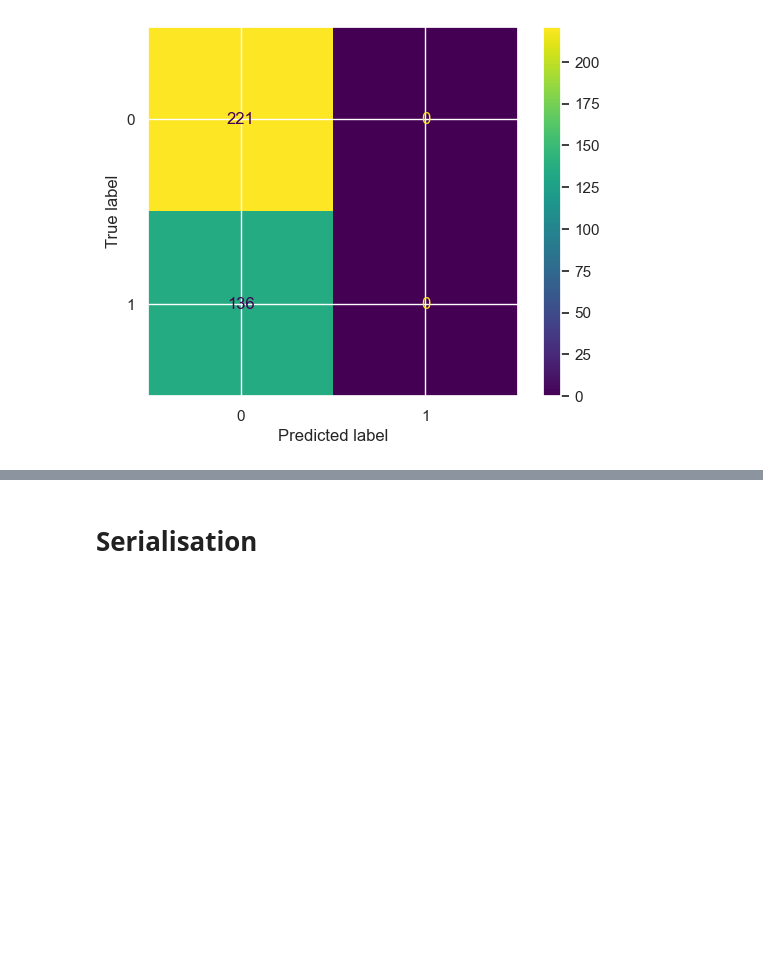
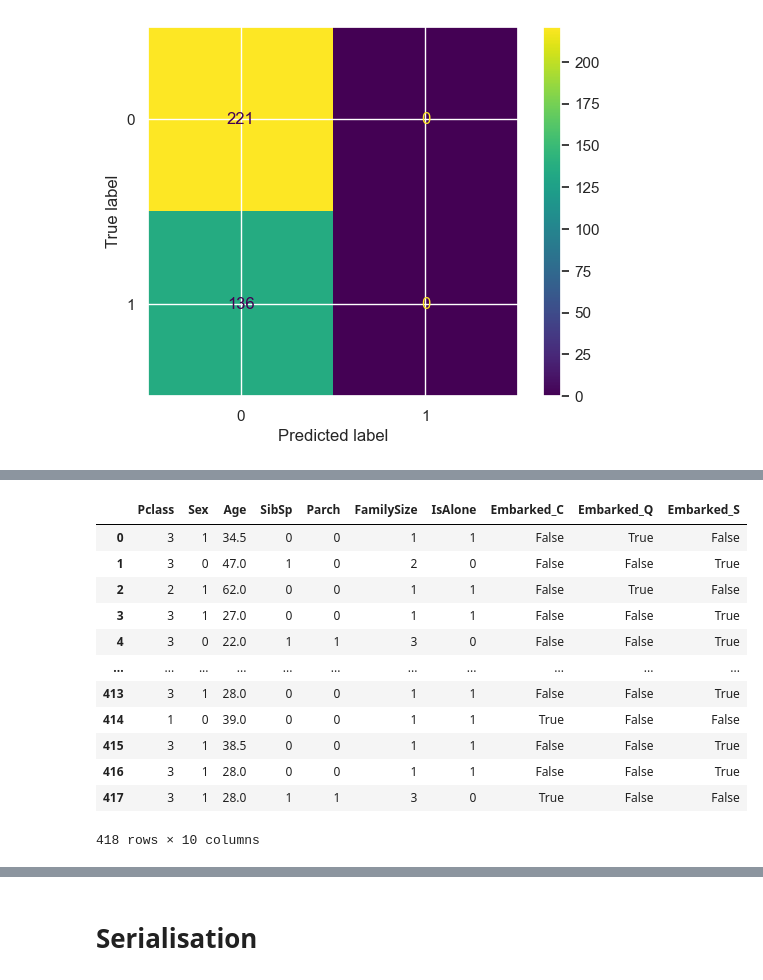
Before and after one commit to viz-graffito/Titanic-Death-Predictor, a Jupyter notebook: main.ipynb, the cells around one changed output, grey strips where cells are left out. Saved outputs shown, nothing was run; the diff lists cells and outputs as text; code cells hidden in the pictures; blank space fills up the shorter version.

```diff
--- a/main.ipynb
+++ b/main.ipynb
@@ -1423,0 +1477,5 @@ cor.plot()
+# %%
+train_df['Age'].fillna(train_df['Age'].median(), inplace=True)
+train_df['Embarked'].fillna(train_df['Embarked'].mode()[0], inplace=True)
+# %%
+test_df['Age'].fillna(train_df['Age'].median(), inplace=True)
@@ -1423,0 +1485,3 @@ cor.plot()
+# %%
+test_df['FamilySize'] = test_df['SibSp'] + test_df['Parch'] + 1
+test_df['IsAlone'] = (test_df['FamilySize'] == 1).astype(int)
@@ -1423,0 +1507,19 @@ cor.plot()
+# %%
+test_df['Sex'] = test_df['Sex'].map({'female': 0, 'male': 1}).astype(int)
+test_df = pd.get_dummies(test_df, columns=['Embarked'])
+# %%
+test_df
+# %% [output]
+|  | Pclass | Sex | Age | SibSp | Parch | FamilySize | IsAlone | Embarked_C | Embarked_Q | Embarked_S |
+| 0 | 3 | 1 | 34.5 | 0 | 0 | 1 | 1 | False | True | False |
+| 1 | 3 | 0 | 47.0 | 1 | 0 | 2 | 0 | False | False | True |
+| 2 | 2 | 1 | 62.0 | 0 | 0 | 1 | 1 | False | True | False |
+| 3 | 3 | 1 | 27.0 | 0 | 0 | 1 | 1 | False | False | True |
+| 4 | 3 | 0 | 22.0 | 1 | 1 | 3 | 0 | False | False | True |
+| ... | ... | ... | ... | ... | ... | ... | ... | ... | ... | ... |
+| 413 | 3 | 1 | 28.0 | 0 | 0 | 1 | 1 | False | False | True |
+| 414 | 1 | 0 | 39.0 | 0 | 0 | 1 | 1 | True | False | False |
+| 415 | 3 | 1 | 38.5 | 0 | 0 | 1 | 1 | False | False | True |
+| 416 | 3 | 1 | 28.0 | 0 | 0 | 1 | 1 | False | False | True |
+| 417 | 3 | 1 | 28.0 | 1 | 1 | 3 | 0 | True | False | False |
+418 rows × 10 columns
```
Also changed, not shown: parts of 44 cells of this notebook, 1 other file.
